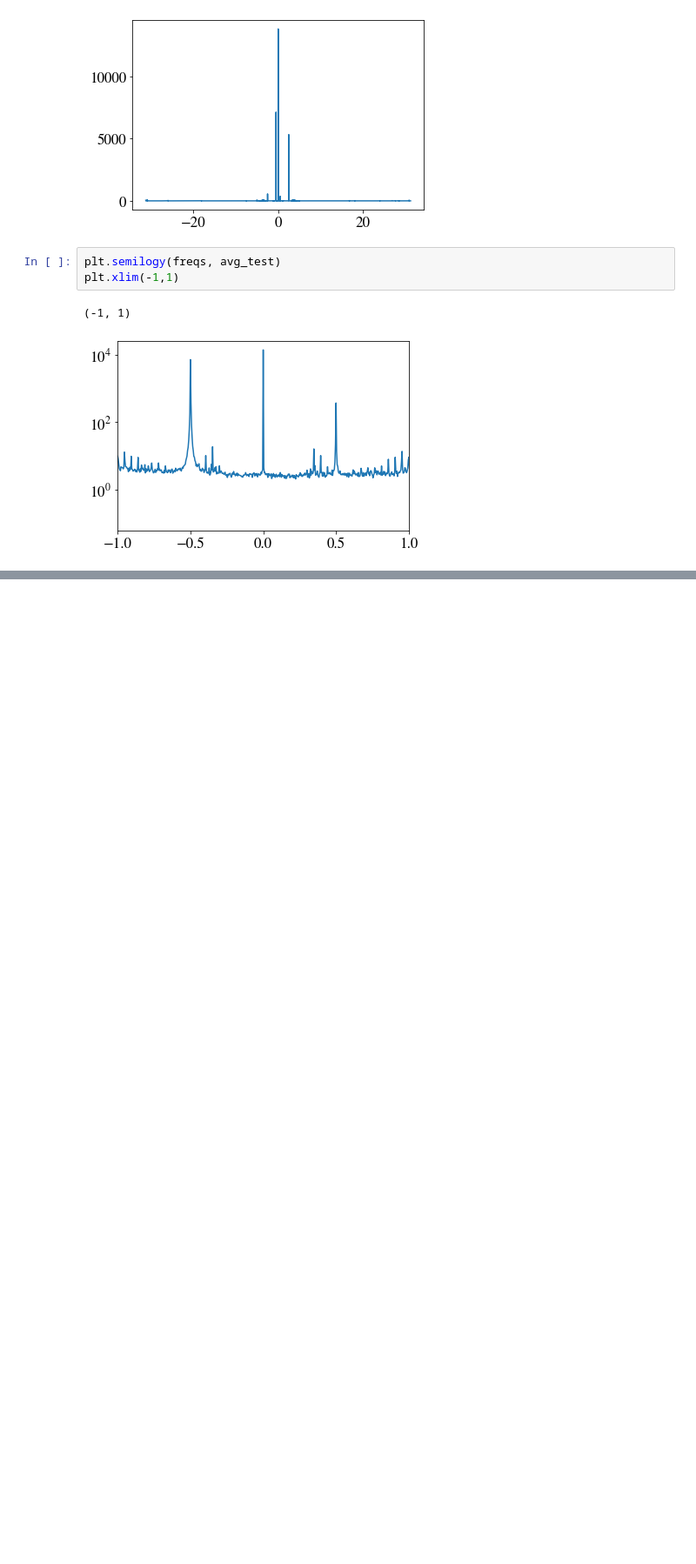
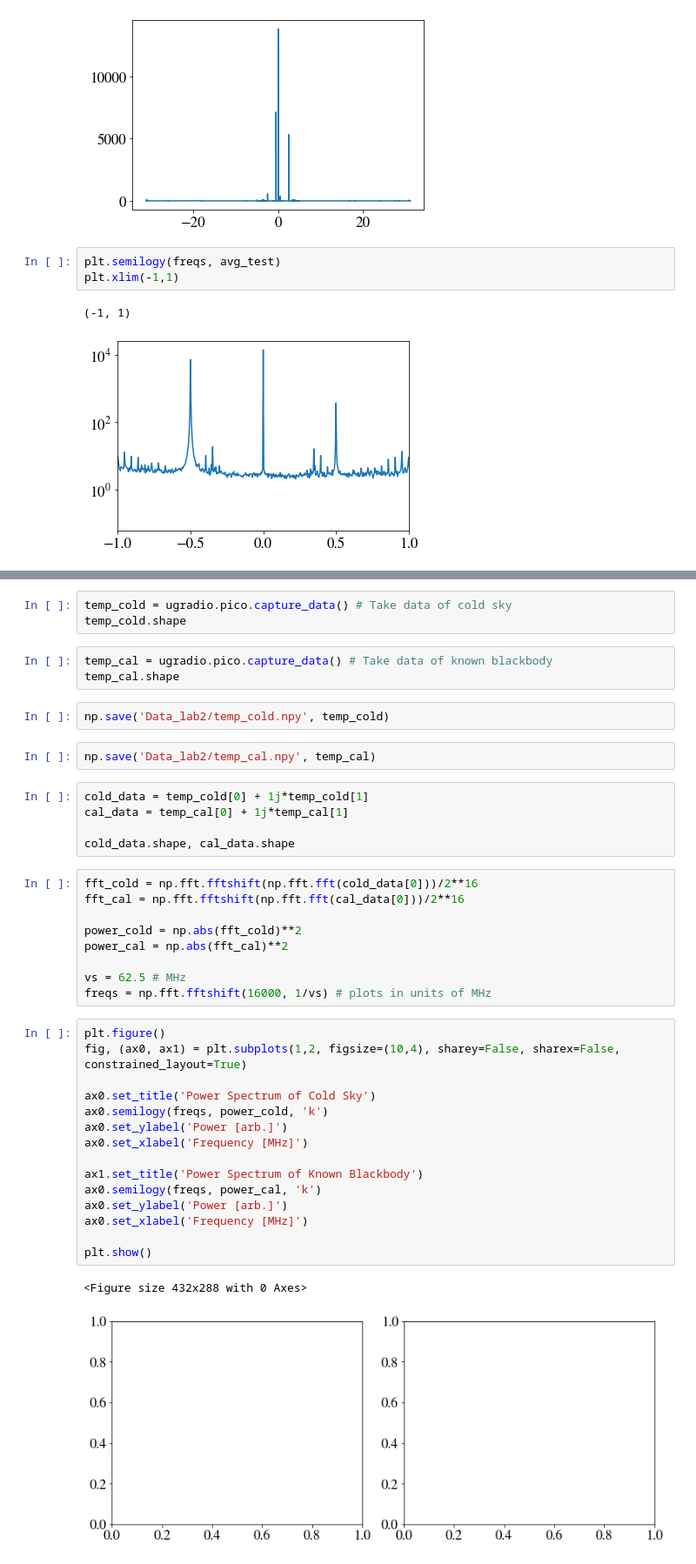
Before and after one commit to James11222/radiolab_repo, a Jupyter notebook: lab2/Darby/Lab2.ipynb, the cells around one changed output, grey strips where cells are left out. Shown at 87% size. Saved outputs shown, nothing was run; the diff lists cells and outputs as text; blank space fills up the shorter version.

```diff
--- a/lab2/Darby/Lab2.ipynb
+++ b/lab2/Darby/Lab2.ipynb
@@ -251,0 +255,42 @@ temp = ugradio.pico.capture_data()
+# %%
+temp_cold = ugradio.pico.capture_data() # Take data of cold sky
+temp_cold.shape
+# %%
+temp_cal = ugradio.pico.capture_data() # Take data of known blackbody
+temp_cal.shape
+# %%
+np.save('Data_lab2/temp_cold.npy', temp_cold)
+# %%
+np.save('Data_lab2/temp_cal.npy', temp_cal)
+# %%
+cold_data = temp_cold[0] + 1j*temp_cold[1]
+cal_data = temp_cal[0] + 1j*temp_cal[1]
+
+cold_data.shape, cal_data.shape
+# %%
+fft_cold = np.fft.fftshift(np.fft.fft(cold_data[0]))/2**16
+fft_cal = np.fft.fftshift(np.fft.fft(cal_data[0]))/2**16
+
+power_cold = np.abs(fft_cold)**2
+power_cal = np.abs(fft_cal)**2
+
+vs = 62.5 # MHz
+freqs = np.fft.fftshift(16000, 1/vs) # plots in units of MHz
+# %%
+plt.figure()
+fig, (ax0, ax1) = plt.subplots(1,2, figsize=(10,4), sharey=False, sharex=False, constrained_layout=True)
+
+ax0.set_title('Power Spectrum of Cold Sky')
+ax0.semilogy(freqs, power_cold, 'k')
+ax0.set_ylabel('Power [arb.]')
+ax0.set_xlabel('Frequency [MHz]')
+
+ax1.set_title('Power Spectrum of Known Blackbody')
+ax0.semilogy(freqs, power_cal, 'k')
+ax0.set_ylabel('Power [arb.]')
+ax0.set_xlabel('Frequency [MHz]')
+
+plt.show()
+# %% [output]
+<Figure size 432x288 with 0 Axes>
+[figure, added]
```
Also changed, not shown: parts of 10 cells of this notebook.
